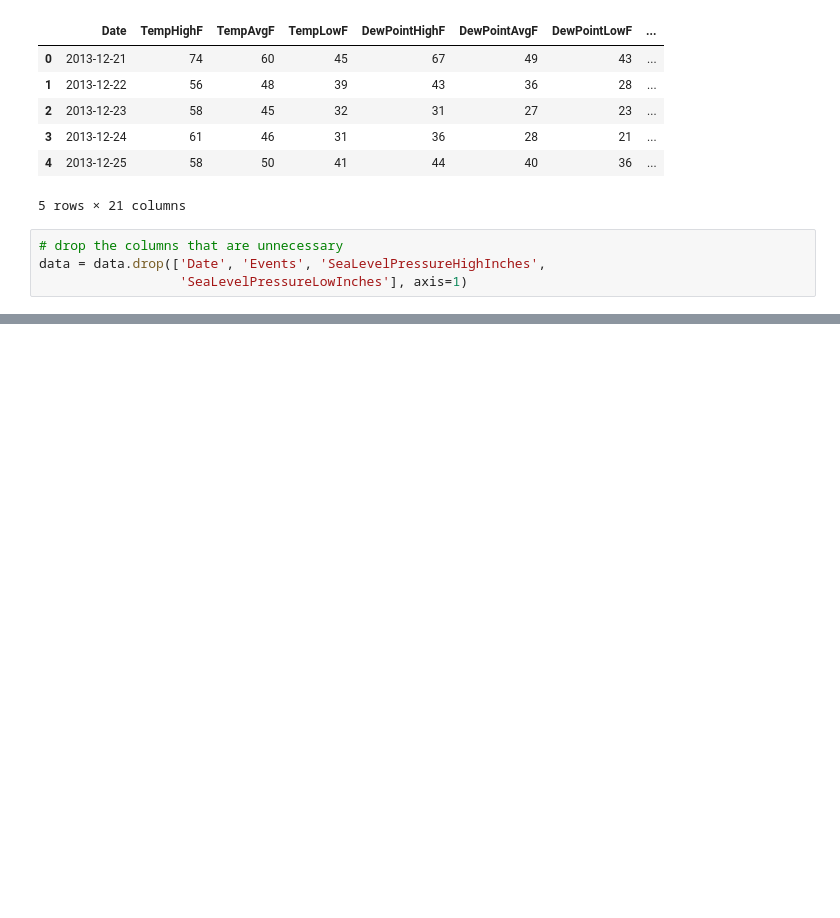
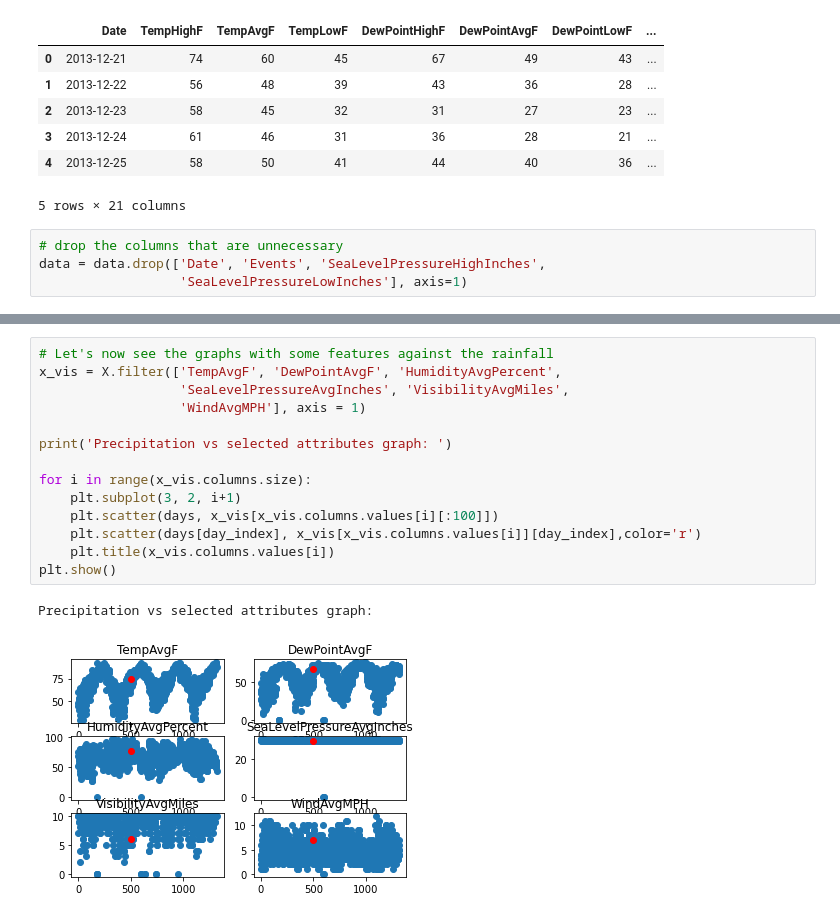
Before and after one commit to Shahrullo/Rainfall-Prediction, a Jupyter notebook: Rainfall Prediction.ipynb, the cells around one changed output, grey strips where cells are left out. Saved outputs shown, nothing was run; the diff lists cells and outputs as text; blank space fills up the shorter version.

```diff
--- a/Rainfall Prediction.ipynb
+++ b/Rainfall Prediction.ipynb
@@ -47,0 +113,17 @@ data = data.replace('T', 0.0)
+# %%
+# Let's now see the graphs with some features against the rainfall
+x_vis = X.filter(['TempAvgF', 'DewPointAvgF', 'HumidityAvgPercent',
+                  'SeaLevelPressureAvgInches', 'VisibilityAvgMiles',
+                  'WindAvgMPH'], axis = 1)
+
+print('Precipitation vs selected attributes graph: ')
+
+for i in range(x_vis.columns.size):
+    plt.subplot(3, 2, i+1)
+    plt.scatter(days, x_vis[x_vis.columns.values[i][:100]])
+    plt.scatter(days[day_index], x_vis[x_vis.columns.values[i]][day_index],color='r')
+    plt.title(x_vis.columns.values[i])
+plt.show()
+# %% [output]
+Precipitation vs selected attributes graph:
+[figure, added]
```
Also changed, not shown: parts of 18 cells of this notebook.
